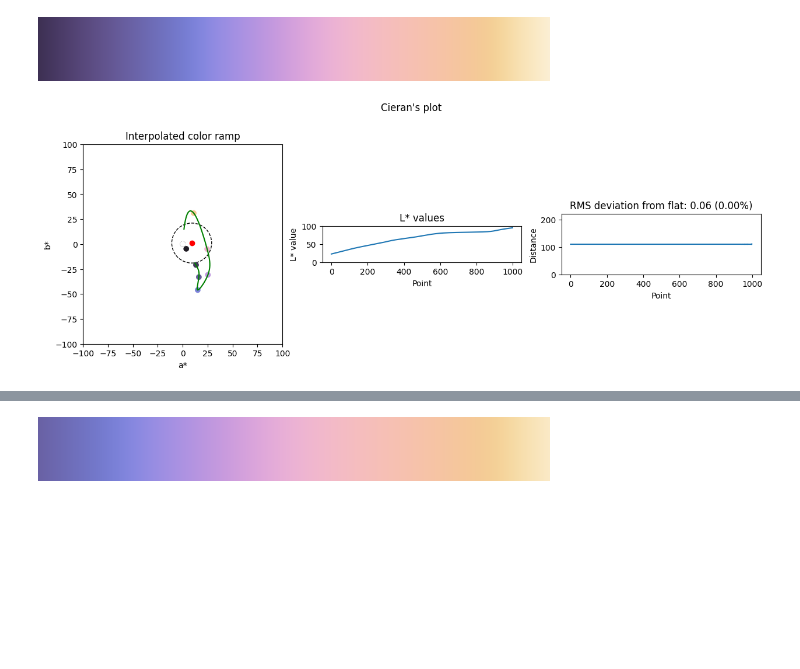
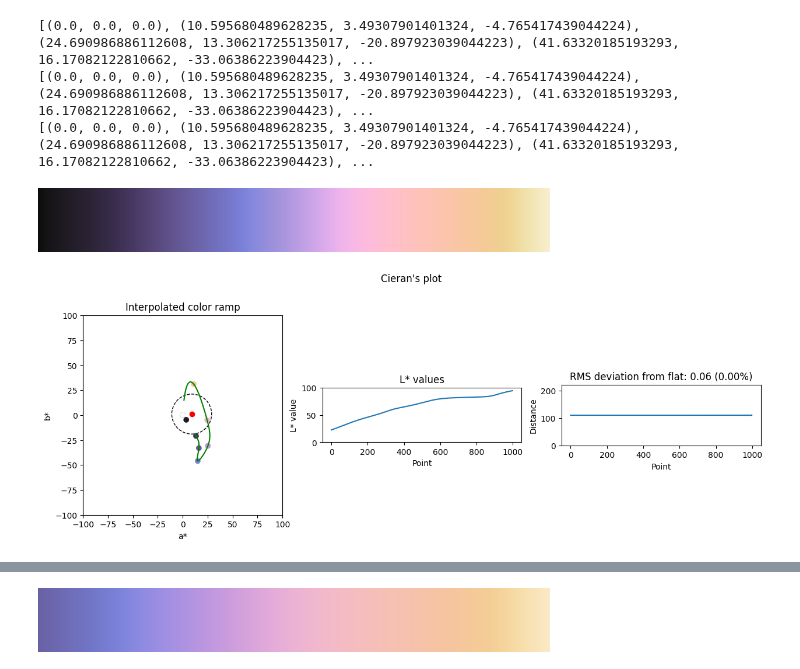
Before and after one commit to matthhong/cieran, a Jupyter notebook: ramping.ipynb, the cells around one changed output, grey strips where cells are left out. Cells and saved outputs as stored; diff of their text form; code cells hidden in the pictures; blank space fills up the shorter version.

```diff
--- a/ramping.ipynb
+++ b/ramping.ipynb
@@ -25,18 +33,21 @@ cieran.plot_all()
 # %%
 # Test the Cieran class
 waypoints = [[84, 11, 31], [57, 15, -46]]
 obstacles = [[78, 9, 1]]
 
-cieran = Cieran(waypoints, obstacles, 20, truncate_front=0.1, truncate_back=0.02)
+cieran = Cieran(waypoints, obstacles, 20, truncate_front=0.01, truncate_back=0.02)
 
 # Plot the path
 cieran.cmap
 # %% [output]
+[(0.0, 0.0, 0.0), (10.595680489628235, 3.49307901401324, -4.765417439044224), (24.690986886112608, 13.306217255135017, -20.897923039044223), (41.63320185193293, 16.17082122810662, -33.06386223904423), ...
+[(0.0, 0.0, 0.0), (10.595680489628235, 3.49307901401324, -4.765417439044224), (24.690986886112608, 13.306217255135017, -20.897923039044223), (41.63320185193293, 16.17082122810662, -33.06386223904423), ...
+[(0.0, 0.0, 0.0), (10.595680489628235, 3.49307901401324, -4.765417439044224), (24.690986886112608, 13.306217255135017, -20.897923039044223), (41.63320185193293, 16.17082122810662, -33.06386223904423), ...
-[figure, old version]
+[figure, new version]
 # %%
 cieran.plot_all()
 # %% [output]
-[figure, old version]
+[figure, new version]
 # %%
 import altair as alt
 from vega_datasets import data
```
Also changed, not shown: parts of 3 cells of this notebook, 5 other files.
